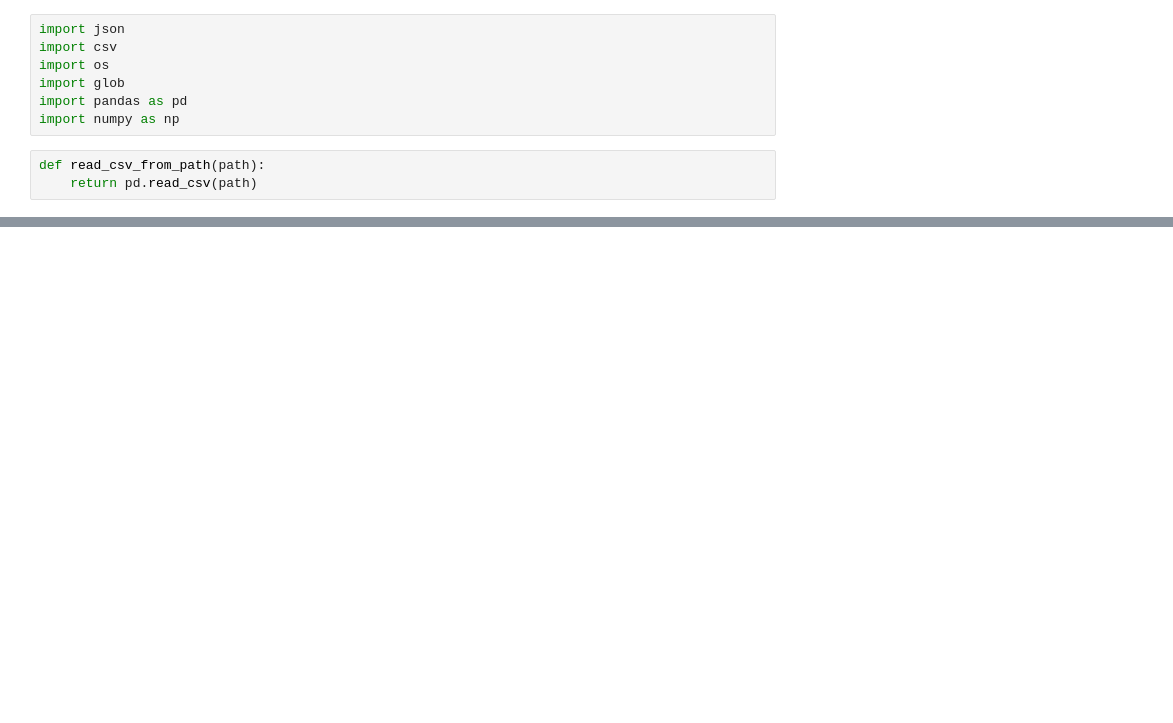
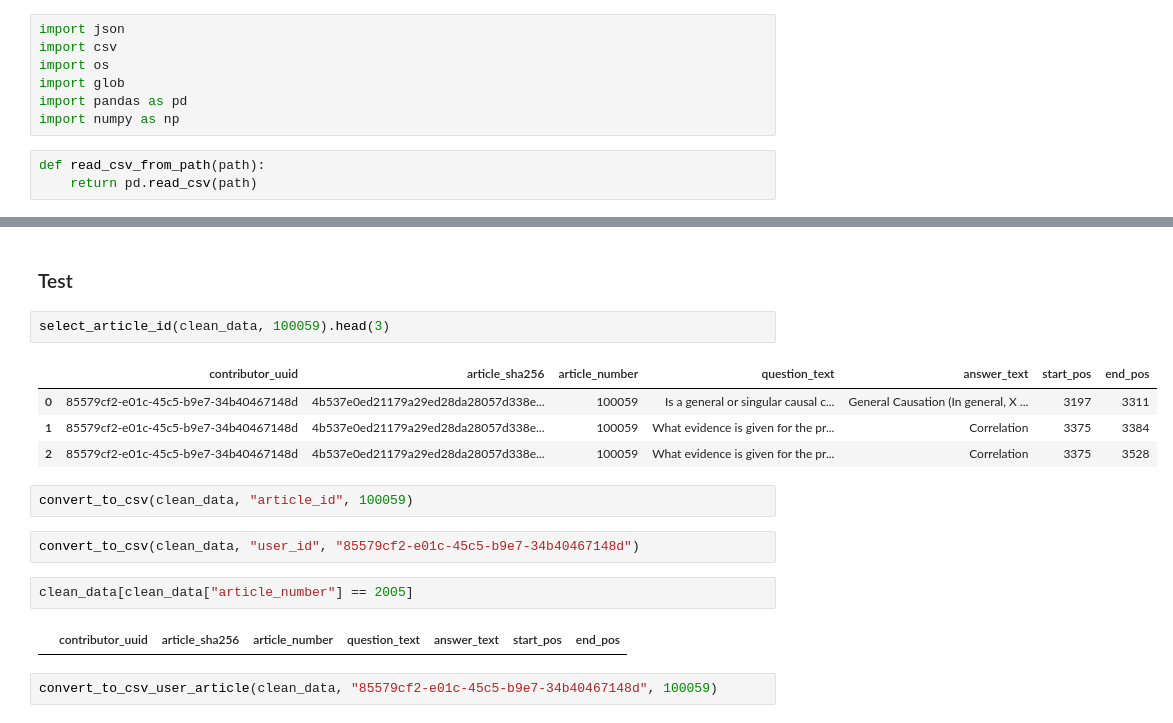
Before and after one commit to Goodly/pe-consensus-scoring, a Jupyter notebook: consensus_and_scoring/newsfeed/visualizations/DataHunt.ipynb, the cells around one changed output, grey strips where cells are left out. Saved outputs shown, nothing was run; the diff lists cells and outputs as text; blank space fills up the shorter version.

```diff
--- a/consensus_and_scoring/newsfeed/visualizations/DataHunt.ipynb
+++ b/consensus_and_scoring/newsfeed/visualizations/DataHunt.ipynb
@@ -28,0 +110,19 @@ def userID(frame):
+# %% [markdown]
+### Test
+# %%
+select_article_id(clean_data, 100059).head(3)
+# %% [output]
+|  | contributor_uuid | article_sha256 | article_number | question_text | answer_text | start_pos | end_pos |
+| 0 | 85579cf2-e01c-45c5-b9e7-34b40467148d | 4b537e0ed21179a29ed28da28057d338e... | 100059 | Is a general or singular causal c... | General Causation (In general, X ... | 3197 | 3311 |
+| 1 | 85579cf2-e01c-45c5-b9e7-34b40467148d | 4b537e0ed21179a29ed28da28057d338e... | 100059 | What evidence is given for the pr... | Correlation | 3375 | 3384 |
+| 2 | 85579cf2-e01c-45c5-b9e7-34b40467148d | 4b537e0ed21179a29ed28da28057d338e... | 100059 | What evidence is given for the pr... | Correlation | 3375 | 3528 |
+# %%
+convert_to_csv(clean_data, "article_id", 100059)
+# %%
+convert_to_csv(clean_data, "user_id", "85579cf2-e01c-45c5-b9e7-34b40467148d")
+# %%
+clean_data[clean_data["article_number"] == 2005]
+# %% [output]
+|  | contributor_uuid | article_sha256 | article_number | question_text | answer_text | start_pos | end_pos |
+# %%
+convert_to_csv_user_article(clean_data, "85579cf2-e01c-45c5-b9e7-34b40467148d", 100059)
```
Also changed, not shown: parts of 15 cells of this notebook, 4 other files.
